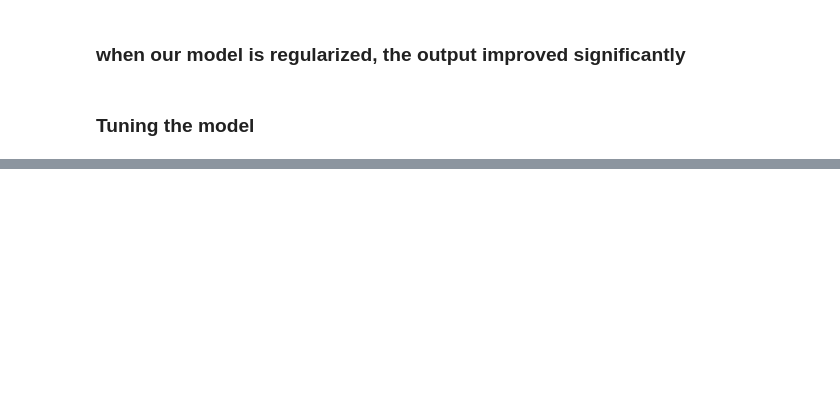
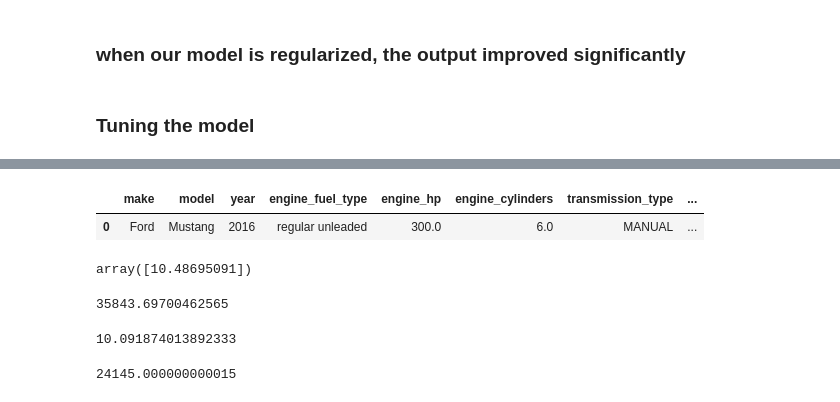
Before and after one commit to sam47-asfaw/ml_zoomcamp, a Jupyter notebook: 02-regression/car_price_lecture.ipynb, the cells around one changed output, grey strips where cells are left out. Drawn from its saved outputs; the diff is of its cells as text; code cells hidden in the pictures; blank space fills up the shorter version.

```diff
--- a/02-regression/car_price_lecture.ipynb
+++ b/02-regression/car_price_lecture.ipynb
@@ -869,0 +917,4 @@ For r: 1 :score is :0.46
+# %%
+#let's use the model to predict a car
+car = test_df.iloc[10].to_dict()
+car
@@ -869,0 +937,6 @@ For r: 1 :score is :0.46
+# %%
+df_car = pd.DataFrame([car])
+df_car
+# %% [output]
+|  | make | model | year | engine_fuel_type | engine_hp | engine_cylinders | transmission_type | ... |
+| 0 | Ford | Mustang | 2016 | regular unleaded | 300.0 | 6.0 | MANUAL | ... |
@@ -869,0 +945,17 @@ For r: 1 :score is :0.46
+# %%
+y_pred = W0 + X_small.dot(W)
+y_pred
+# %% [output]
+array([10.48695091])
+# %%
+np.expm1(y_pred[0])
+# %% [output]
+35843.69700462565
+# %%
+y_test_df[10]
+# %% [output]
+10.091874013892333
+# %%
+np.expm1(10.091874013892333)
+# %% [output]
+24145.000000000015
```
Also changed, not shown: parts of 35 cells of this notebook, 1 other file.
